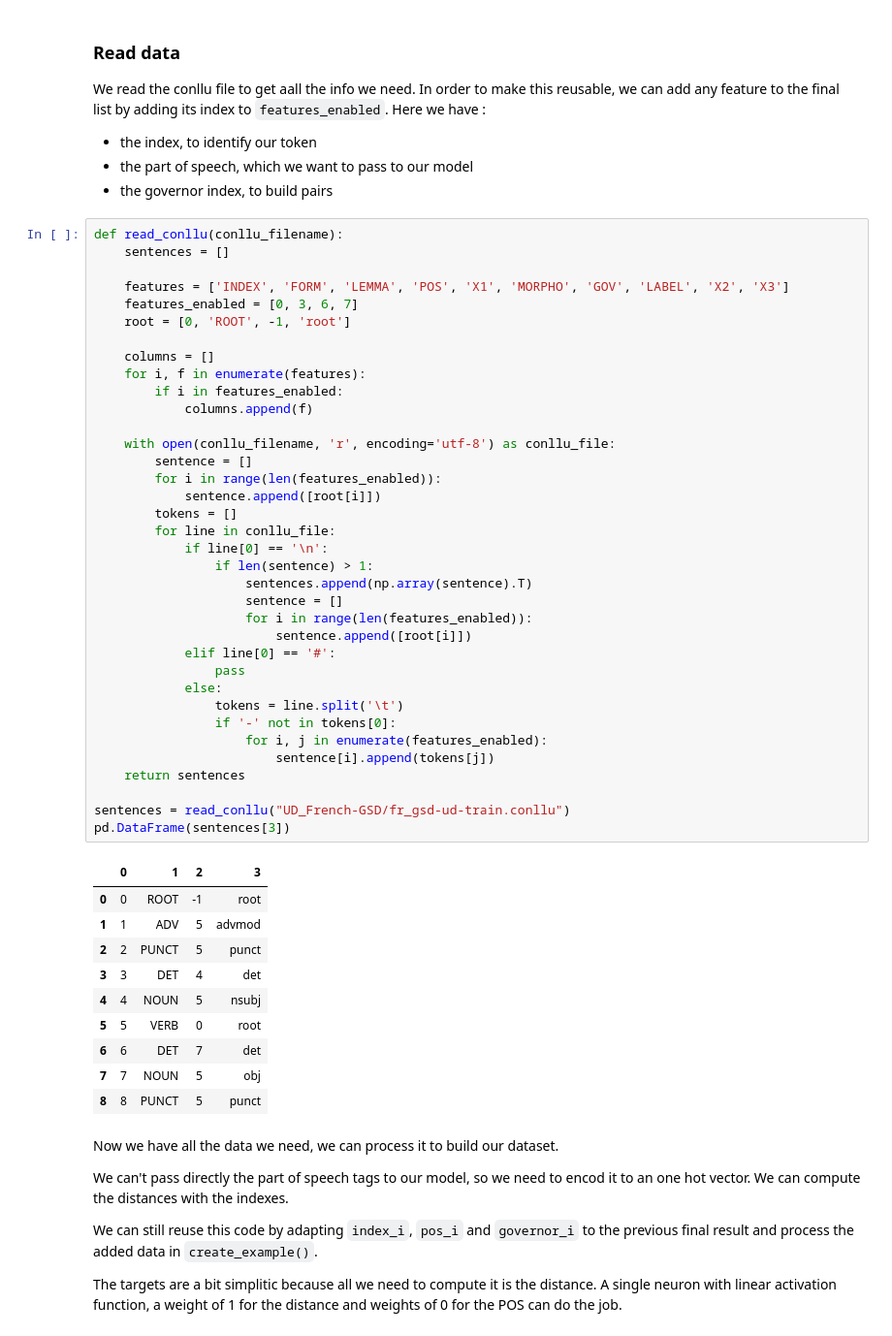
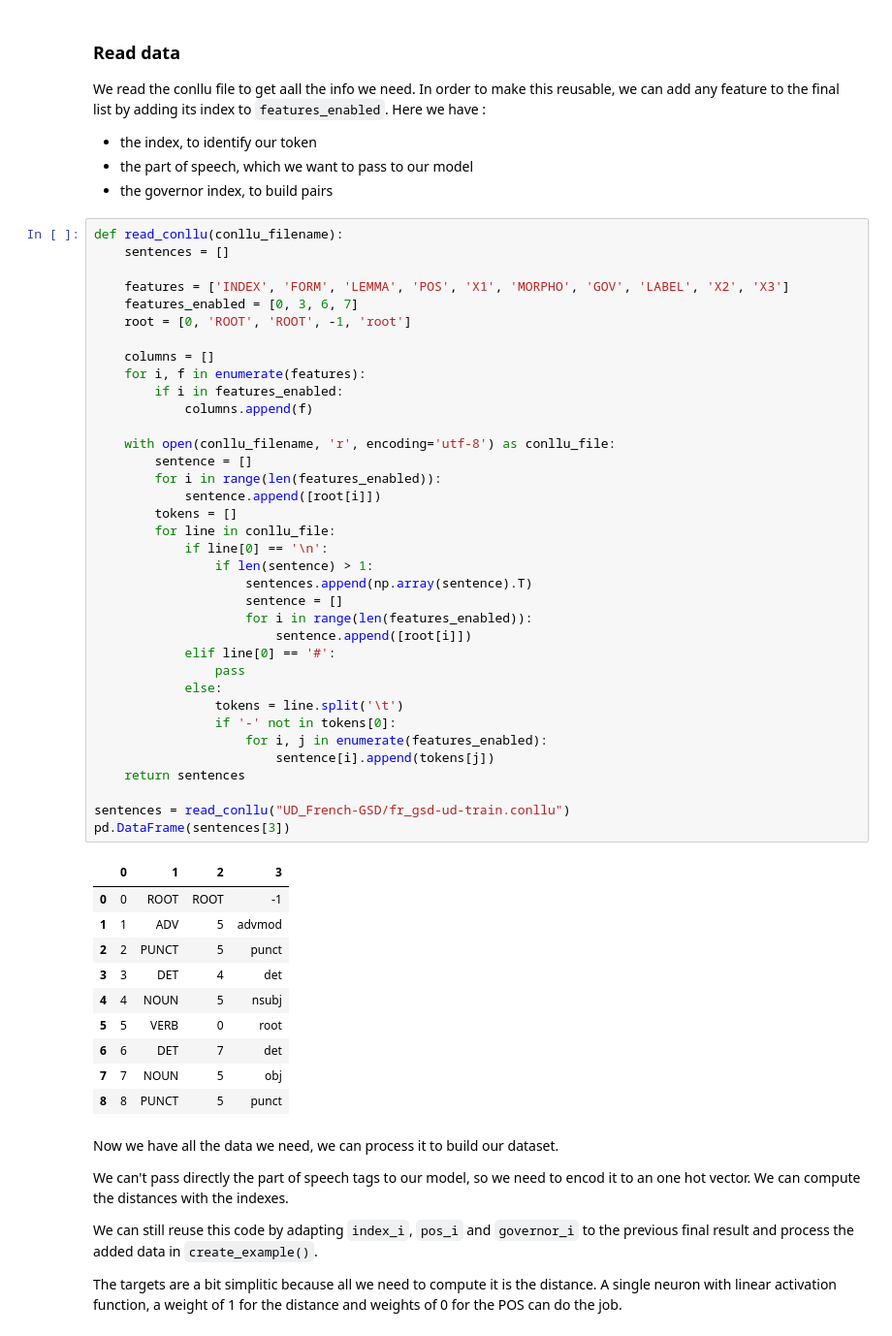
Before and after one commit to LouisGerard/Eisner, a Jupyter notebook: Eisner.ipynb, the cells around one changed output. Shown at 97% size. Cells and saved outputs as stored; diff of their text form.

```diff
--- a/Eisner.ipynb
+++ b/Eisner.ipynb
@@ -38,39 +36,39 @@ def read_conllu(conllu_filename):
 
     features = ['INDEX', 'FORM', 'LEMMA', 'POS', 'X1', 'MORPHO', 'GOV', 'LABEL', 'X2', 'X3']
     features_enabled = [0, 3, 6, 7]
-    root = [0, 'ROOT', -1, 'root']
+    root = [0, 'ROOT', 'ROOT', -1, 'root']
 
     columns = []
     for i, f in enumerate(features):
         if i in features_enabled:
             columns.append(f)
 
     with open(conllu_filename, 'r', encoding='utf-8') as conllu_file:
         sentence = []
         for i in range(len(features_enabled)):
             sentence.append([root[i]])
         tokens = []
         for line in conllu_file:
             if line[0] == '\n':
                 if len(sentence) > 1:
                     sentences.append(np.array(sentence).T)
                     sentence = []
                     for i in range(len(features_enabled)):
                         sentence.append([root[i]])
             elif line[0] == '#':
                 pass
             else:
                 tokens = line.split('\t')
                 if '-' not in tokens[0]:
                     for i, j in enumerate(features_enabled):
                         sentence[i].append(tokens[j])
     return sentences
 
 sentences = read_conllu("UD_French-GSD/fr_gsd-ud-train.conllu")
 pd.DataFrame(sentences[3])
 # %% [output]
 |  | 0 | 1 | 2 | 3 |
-| 0 | 0 | ROOT | -1 | root |
+| 0 | 0 | ROOT | ROOT | -1 |
 | 1 | 1 | ADV | 5 | advmod |
 | 2 | 2 | PUNCT | 5 | punct |
 | 3 | 3 | DET | 4 | det |
```
Also changed, not shown: parts of 3 cells of this notebook.
